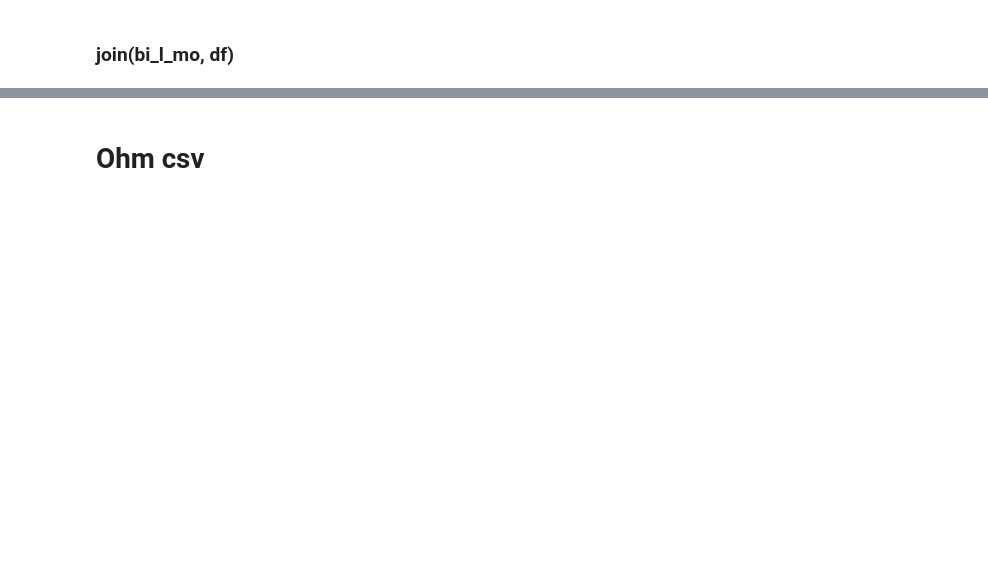
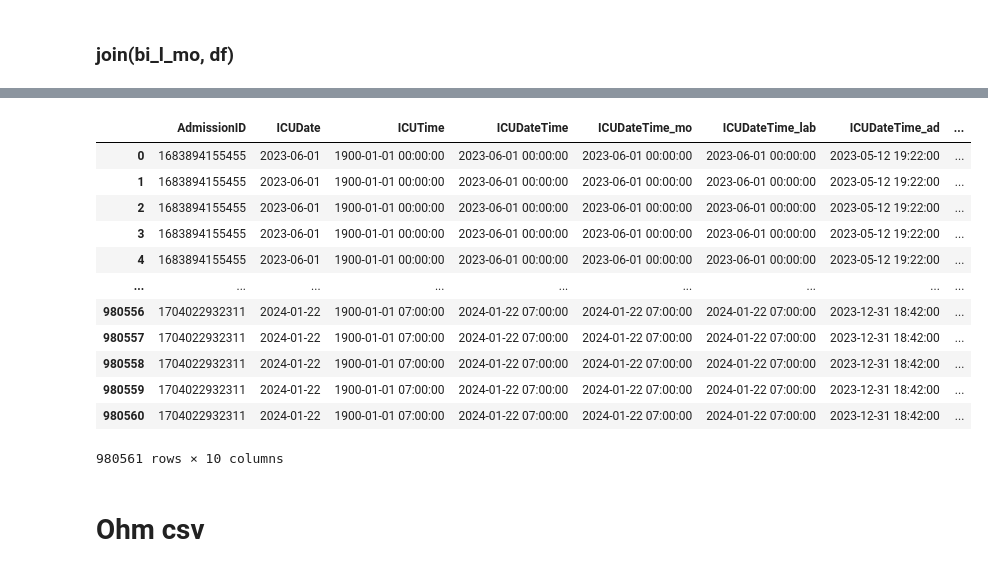
Before and after one commit to Tonry12/Data_joyx2, a Jupyter notebook: mergeSmart_ICU_tonnaw.ipynb, the cells around one changed output, grey strips where cells are left out. Cells and saved outputs as stored; diff of their text form; code cells hidden in the pictures; blank space fills up the shorter version.

```diff
--- a/mergeSmart_ICU_tonnaw.ipynb
+++ b/mergeSmart_ICU_tonnaw.ipynb
@@ -1544,7 +1544,7 @@ Name: count, dtype: int64
 ### join(bi_l_mo, df)
 # %%
 completed = pd.merge(bi_l_mo,tn,
-              on=['AdmissionID'],
-              how='inner', suffixes=("","_ad"), indicator='exist3')
+              on=['AdmissionID',],
+              how='left', suffixes=("","_ad"), indicator='exist3')
 # %%
 completed
@@ -1551,3 +1593,28 @@ completed
+# %%
+completed[['AdmissionID',
+'ICUDate',
+'ICUTime' ,
+'ICUDateTime' ,
+'ICUDateTime_mo' ,
+'ICUDateTime_lab' ,
+'ICUDateTime_ad' ,
+'LastUpdate' ,
+'LAST_UPDATE' ,
+'LastUpdate_mo']]
+# %% [output]
+|  | AdmissionID | ICUDate | ICUTime | ICUDateTime | ICUDateTime_mo | ICUDateTime_lab | ICUDateTime_ad | ... |
+| 0 | 1683894155455 | 2023-06-01 | 1900-01-01 00:00:00 | 2023-06-01 00:00:00 | 2023-06-01 00:00:00 | 2023-06-01 00:00:00 | 2023-05-12 19:22:00 | ... |
+| 1 | 1683894155455 | 2023-06-01 | 1900-01-01 00:00:00 | 2023-06-01 00:00:00 | 2023-06-01 00:00:00 | 2023-06-01 00:00:00 | 2023-05-12 19:22:00 | ... |
+| 2 | 1683894155455 | 2023-06-01 | 1900-01-01 00:00:00 | 2023-06-01 00:00:00 | 2023-06-01 00:00:00 | 2023-06-01 00:00:00 | 2023-05-12 19:22:00 | ... |
+| 3 | 1683894155455 | 2023-06-01 | 1900-01-01 00:00:00 | 2023-06-01 00:00:00 | 2023-06-01 00:00:00 | 2023-06-01 00:00:00 | 2023-05-12 19:22:00 | ... |
+| 4 | 1683894155455 | 2023-06-01 | 1900-01-01 00:00:00 | 2023-06-01 00:00:00 | 2023-06-01 00:00:00 | 2023-06-01 00:00:00 | 2023-05-12 19:22:00 | ... |
+| ... | ... | ... | ... | ... | ... | ... | ... | ... |
+| 980556 | 1704022932311 | 2024-01-22 | 1900-01-01 07:00:00 | 2024-01-22 07:00:00 | 2024-01-22 07:00:00 | 2024-01-22 07:00:00 | 2023-12-31 18:42:00 | ... |
+| 980557 | 1704022932311 | 2024-01-22 | 1900-01-01 07:00:00 | 2024-01-22 07:00:00 | 2024-01-22 07:00:00 | 2024-01-22 07:00:00 | 2023-12-31 18:42:00 | ... |
+| 980558 | 1704022932311 | 2024-01-22 | 1900-01-01 07:00:00 | 2024-01-22 07:00:00 | 2024-01-22 07:00:00 | 2024-01-22 07:00:00 | 2023-12-31 18:42:00 | ... |
+| 980559 | 1704022932311 | 2024-01-22 | 1900-01-01 07:00:00 | 2024-01-22 07:00:00 | 2024-01-22 07:00:00 | 2024-01-22 07:00:00 | 2023-12-31 18:42:00 | ... |
+| 980560 | 1704022932311 | 2024-01-22 | 1900-01-01 07:00:00 | 2024-01-22 07:00:00 | 2024-01-22 07:00:00 | 2024-01-22 07:00:00 | 2023-12-31 18:42:00 | ... |
+980561 rows × 10 columns
 # %% [markdown]
 # Ohm csv
 # %%
```
Also changed, not shown: parts of 8 cells of this notebook.
